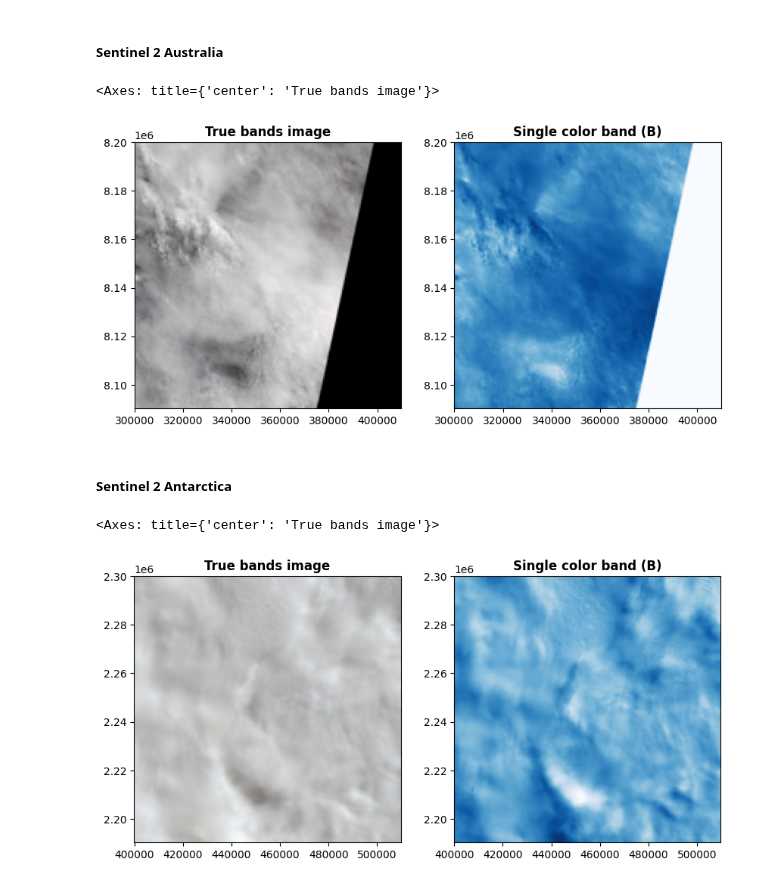
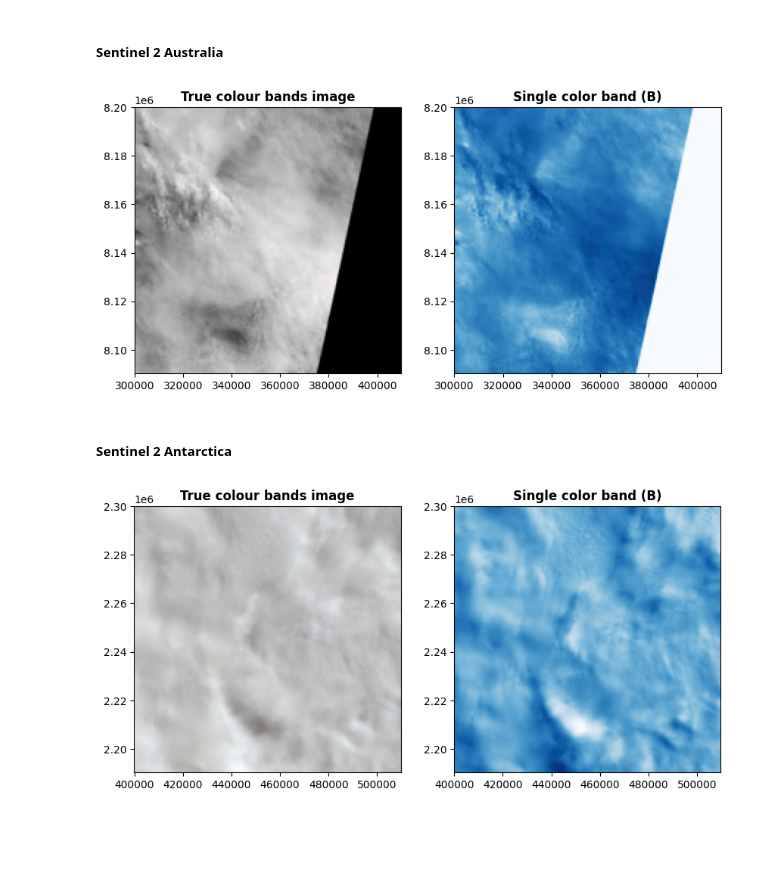
Before and after one commit to GeoscienceAustralia/coregistration-software-evaluation, a Jupyter notebook: sentinel_2_data_test.ipynb, the cells around one changed output. Drawn from its saved outputs; the diff is of its cells as text; code cells hidden in the pictures; blank space fills up the shorter version.

```diff
--- a/sentinel_2_data_test.ipynb
+++ b/sentinel_2_data_test.ipynb
@@ -140,6 +140,15 @@ def extract_true_bands(bands):
     band_profile = true_bands[0].profile
     band_profile.update({"count": len(true_bands)})
     return true_bands, band_profile
+
+
+def plot_scene(data, data_transform):
+    """
+    Plots the true color image and blue band of the scene given the names of the scenes and their affine transformation
+    """
+    _, (axt, axb) = plt.subplots(1,2, figsize=(10, 20))
+    show(enhance_color(data[1]), ax=axb, title="Single color band (B)", cmap="Blues", transform=data_transform)
+    show(enhance_color(data), ax=axt, title="True colour bands image", transform=data_transform)
 # %% [markdown]
 ##### Sentinel 2 Australia
 # %%
@@ -159,18 +168,15 @@ true_bands, band_profile = extract_true_bands(bands)
 # %%
 # true color
 new_data, new_transform = write_true_color_s2(
     zip_id,
     true_bands,
     band_profile,
     subdir_name=subdir_name,
     scale_factor=0.1
 )
-fig, (axt, axb) = plt.subplots(1,2, figsize=(10, 20))
-show(enhance_color(new_data[1]), ax=axb, title="Single color band (B)", cmap="Blues", transform=new_transform)
-show(enhance_color(new_data), ax=axt, title="True bands image", transform=new_transform)
+plot_scene(new_data, new_transform)
 # %% [output]
-<Axes: title={'center': 'True bands image'}>
-[figure, old version]
+[figure, new version]
 # %% [markdown]
 ##### Sentinel 2 Antarctica
 # %%
@@ -196,9 +202,6 @@ new_data, new_transform = write_true_color_s2(
     subdir_name=subdir_name,
     scale_factor=0.1
 )
-fig, (axt, axb) = plt.subplots(1,2, figsize=(10, 20))
-show(enhance_color(new_data[1]), ax=axb, title="Single color band (B)", cmap="Blues", transform=new_transform)
-show(enhance_color(new_data), ax=axt, title="True bands image", transform=new_transform)
+plot_scene(new_data, new_transform)
 # %% [output]
-<Axes: title={'center': 'True bands image'}>
-[figure, old version]
+[figure, new version]
```
Also changed, not shown: 1 other file.
